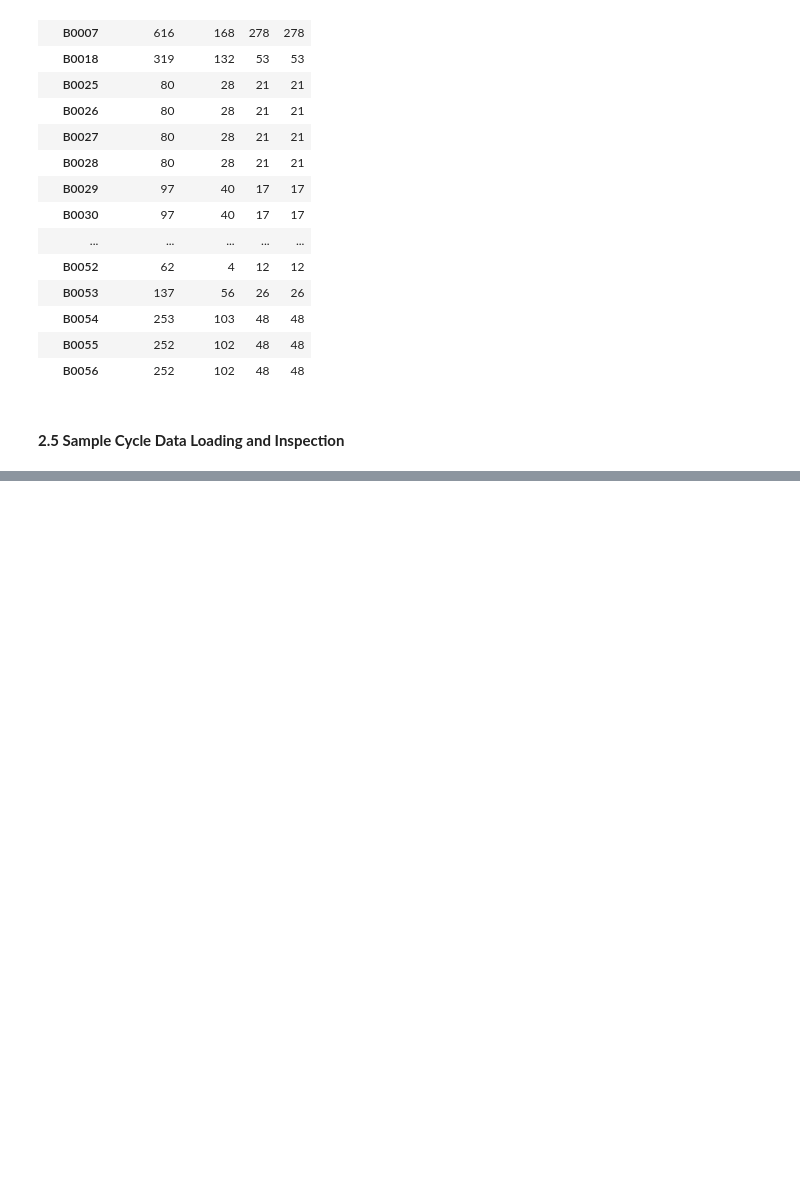
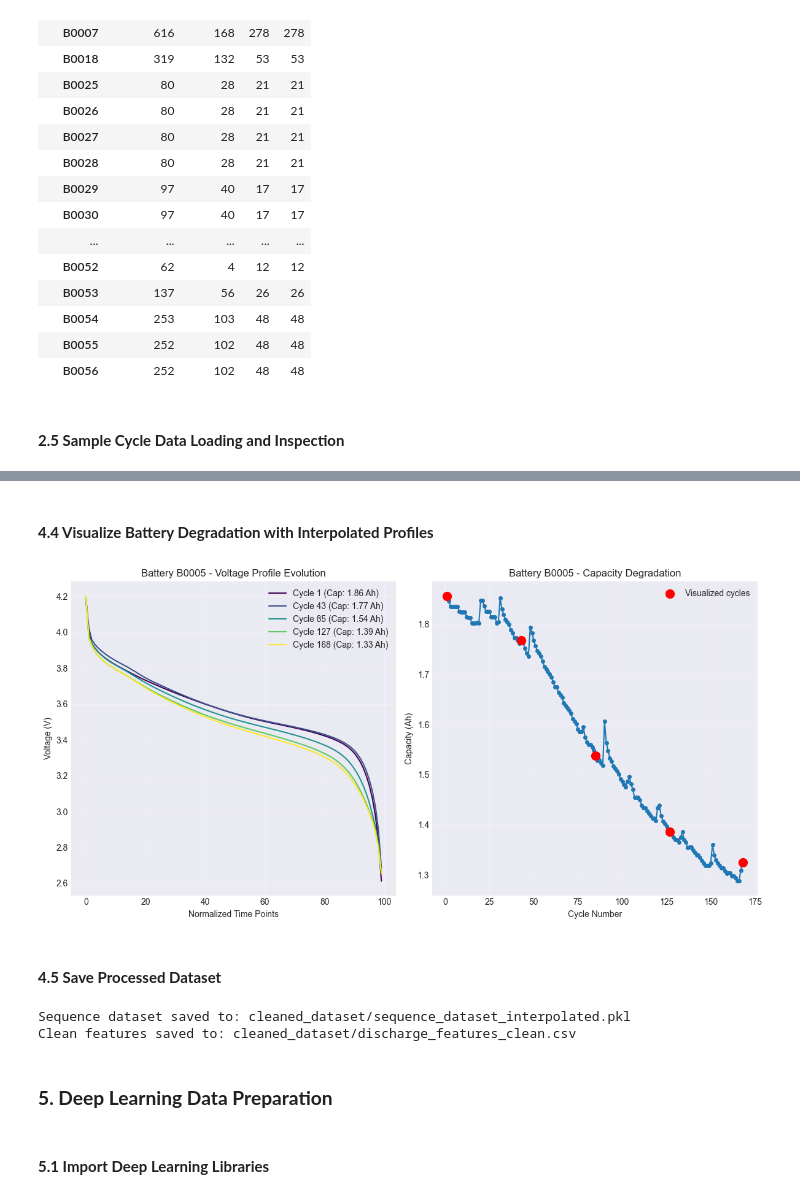
Before and after one commit to 1bytess/battery-soh-prediction, a Jupyter notebook: SoH_Prediction_2.ipynb, the cells around one changed output, grey strips where cells are left out. Drawn from its saved outputs; the diff is of its cells as text; code cells hidden in the pictures; blank space fills up the shorter version.

```diff
--- a/SoH_Prediction_2.ipynb
+++ b/SoH_Prediction_2.ipynb
@@ -615,0 +905,66 @@ Battery-wise Summary:
+# %% [markdown]
+#### **4.4 Visualize Battery Degradation with Interpolated Profiles**
+# %%
+# Select one battery to visualize degradation over time
+battery_id = 'B0005'  # This showed good degradation pattern
+battery_mask = sequence_dataset['battery_ids'] == battery_id
+
+battery_voltages = sequence_dataset['sequences']['voltage'][battery_mask]
+battery_capacities = sequence_dataset['capacities'][battery_mask]
+battery_cycles = sequence_dataset['cycle_numbers'][battery_mask]
+
+# Select cycles to visualize (early, middle, late)
+n_cycles = len(battery_cycles)
+cycle_indices = [0, n_cycles//4, n_cycles//2, 3*n_cycles//4, n_cycles-1]
+
+plt.figure(figsize=(12, 6))
+
+# Voltage profiles
+plt.subplot(1, 2, 1)
+colors = plt.cm.viridis(np.linspace(0, 1, len(cycle_indices)))
+for i, idx in enumerate(cycle_indices):
+    plt.plot(battery_voltages[idx], color=colors[i],
+             label=f'Cycle {battery_cycles[idx]} (Cap: {battery_capacities[idx]:.2f} Ah)')
+plt.xlabel('Normalized Time Points')
+plt.ylabel('Voltage (V)')
+plt.title(f'Battery {battery_id} - Voltage Profile Evolution')
+plt.legend()
+plt.grid(True, alpha=0.3)
+
+# Capacity degradation
+plt.subplot(1, 2, 2)
+plt.plot(battery_cycles, battery_capacities, 'o-', markersize=4)
+plt.scatter(battery_cycles[cycle_indices], battery_capacities[cycle_indices],
+           color='red', s=100, zorder=5, label='Visualized cycles')
+plt.xlabel('Cycle Number')
+plt.ylabel('Capacity (Ah)')
+plt.title(f'Battery {battery_id} - Capacity Degradation')
+plt.legend()
+plt.grid(True, alpha=0.3)
+
+plt.tight_layout()
+plt.show()
+# %% [output]
+[figure, added]
+# %% [markdown]
+#### **4.5 Save Processed Dataset**
+# %%
+# Save the complete dataset
+output_file = os.path.join(BASE_PATH, "sequence_dataset_interpolated.pkl")
+with open(output_file, 'wb') as f:
+    pickle.dump(sequence_dataset, f)
+print(f"Sequence dataset saved to: {output_file}")
+
+# Also save the clean features dataframe
+discharge_features_clean.to_csv(
+    os.path.join(BASE_PATH, "discharge_features_clean.csv"),
+    index=False
+)
+print(f"Clean features saved to: {os.path.join(BASE_PATH, 'discharge_features_clean.csv')}")
+# %% [output]
+Sequence dataset saved to: cleaned_dataset/sequence_dataset_interpolated.pkl
+Clean features saved to: cleaned_dataset/discharge_features_clean.csv
+# %% [markdown]
+### **5. Deep Learning Data Preparation**
+# %% [markdown]
+#### **5.1 Import Deep Learning Libraries**
```
Also changed, not shown: parts of 39 cells of this notebook, 3 other files.
